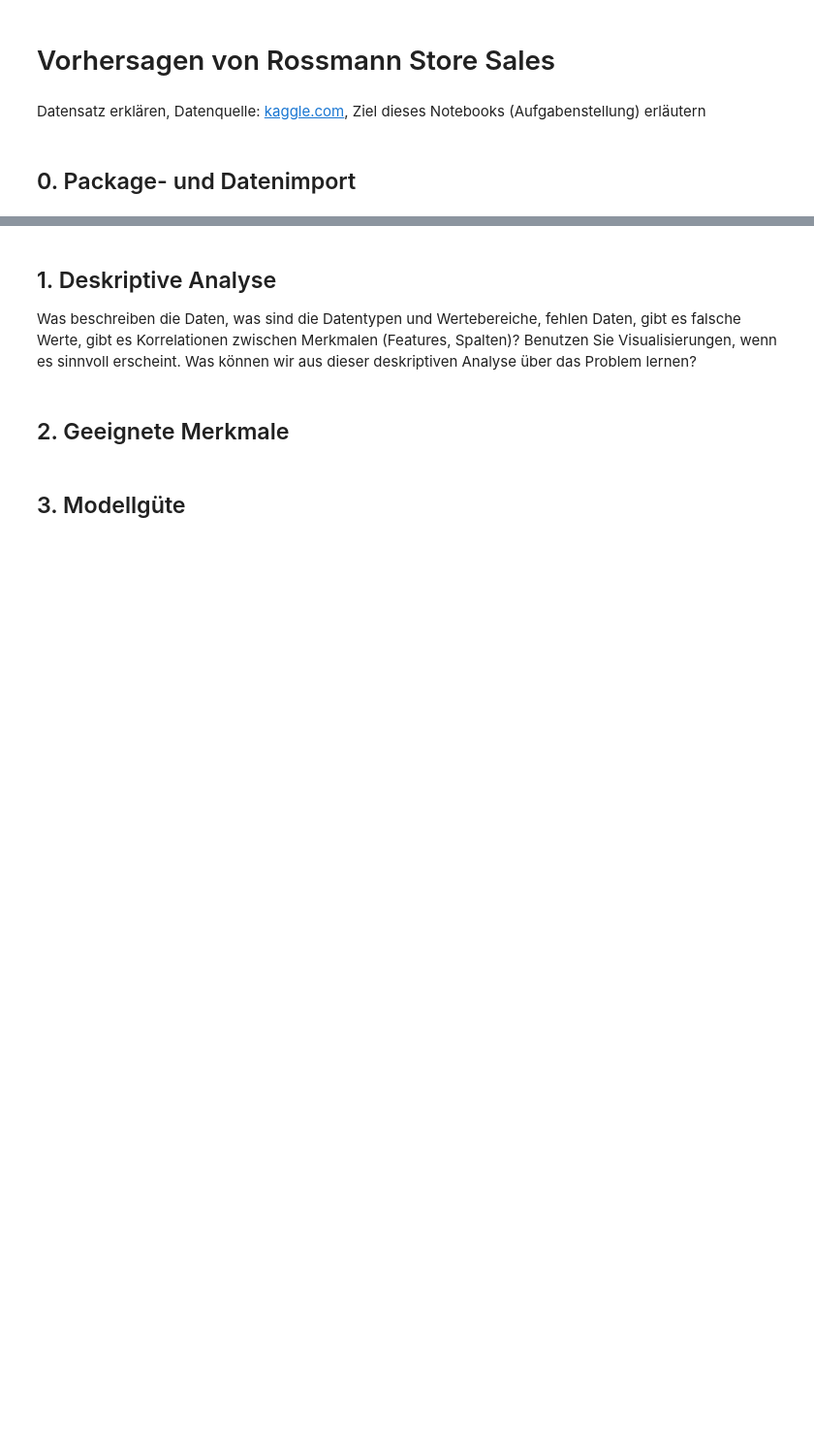
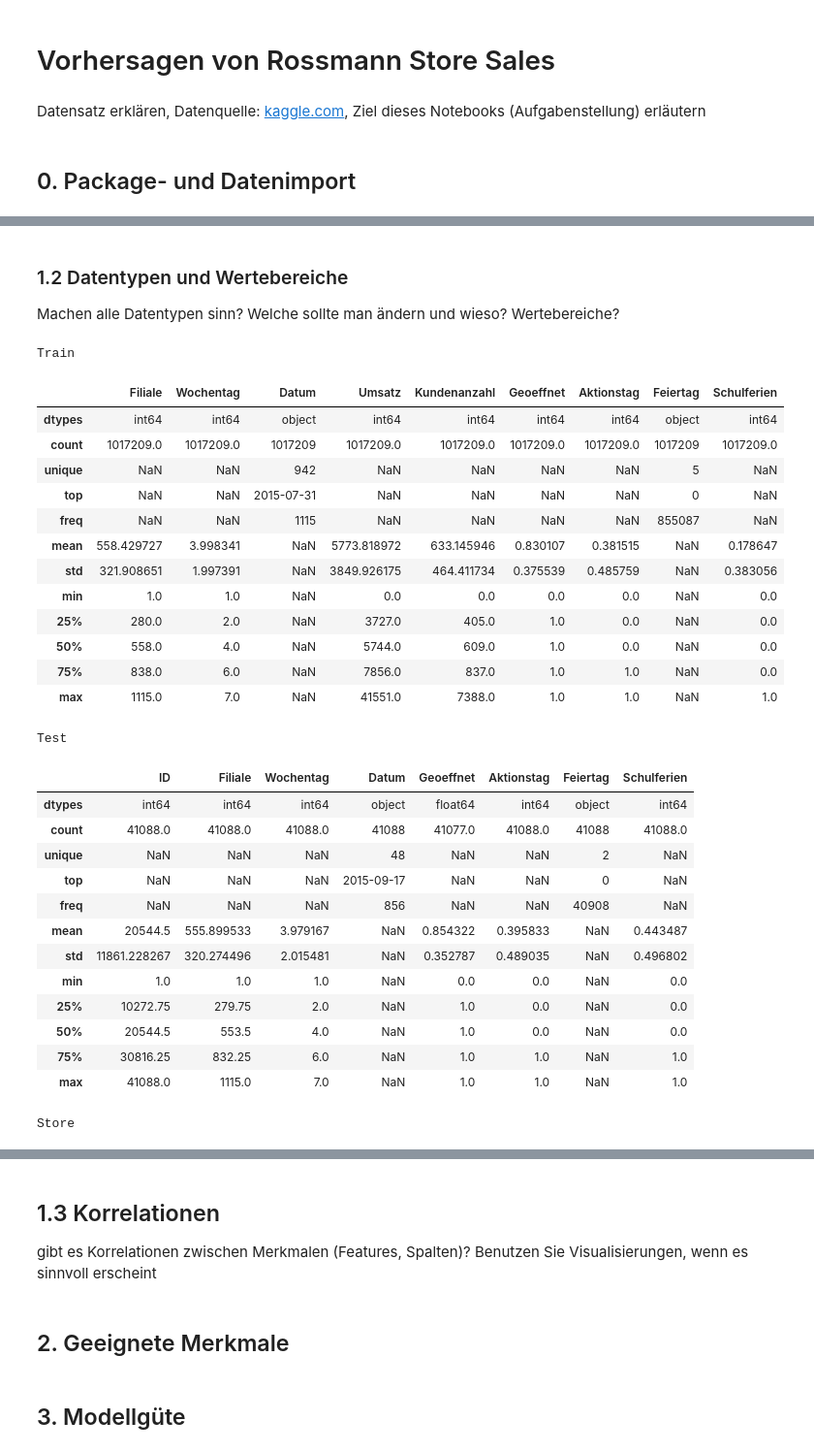
Before and after one commit to AliceKitchkin/Forecasting-Rossmann-Store-Sales, a Jupyter notebook: Forecasting_Notebook.ipynb, the cells around one changed output, grey strips where cells are left out. Shown at 97% size. Cells and saved outputs as stored; diff of their text form; code cells hidden in the pictures; blank space fills up the shorter version.

Commit message:
Deskriptive Analyse begonnen

```diff
--- a/Forecasting_Notebook.ipynb
+++ b/Forecasting_Notebook.ipynb
@@ -19,0 +95,48 @@ FileNotFoundError: [Errno 2] No such file or directory: './data/test.csv'
+# %% [markdown]
+### 1.2 Datentypen und Wertebereiche
+Machen alle Datentypen sinn? Welche sollte man ändern und wieso? Wertebereiche?
+# %%
+print("Train-Datensatz")
+describe = train.describe(include='all')
+dtypes = pd.DataFrame(train.dtypes, columns=["dtypes"]).T
+display(pd.concat([dtypes, describe]))
+
+print("\nTest-Datensatz")
+describe = test.describe(include='all')
+dtypes = pd.DataFrame(test.dtypes, columns=["dtypes"]).T
+display(pd.concat([dtypes, describe]))
+
+print("\nStore-Datensatz")
+describe = store.describe(include='all')
+dtypes = pd.DataFrame(store.dtypes, columns=["dtypes"]).T
+display(pd.concat([dtypes, describe]))
+# %% [output]
+Train
+|  | Filiale | Wochentag | Datum | Umsatz | Kundenanzahl | Geoeffnet | Aktionstag | Feiertag | Schulferien |
+| dtypes | int64 | int64 | object | int64 | int64 | int64 | int64 | object | int64 |
+| count | 1017209.0 | 1017209.0 | 1017209 | 1017209.0 | 1017209.0 | 1017209.0 | 1017209.0 | 1017209 | 1017209.0 |
+| unique | NaN | NaN | 942 | NaN | NaN | NaN | NaN | 5 | NaN |
+| top | NaN | NaN | 2015-07-31 | NaN | NaN | NaN | NaN | 0 | NaN |
+| freq | NaN | NaN | 1115 | NaN | NaN | NaN | NaN | 855087 | NaN |
+| mean | 558.429727 | 3.998341 | NaN | 5773.818972 | 633.145946 | 0.830107 | 0.381515 | NaN | 0.178647 |
+| std | 321.908651 | 1.997391 | NaN | 3849.926175 | 464.411734 | 0.375539 | 0.485759 | NaN | 0.383056 |
+| min | 1.0 | 1.0 | NaN | 0.0 | 0.0 | 0.0 | 0.0 | NaN | 0.0 |
+| 25% | 280.0 | 2.0 | NaN | 3727.0 | 405.0 | 1.0 | 0.0 | NaN | 0.0 |
+| 50% | 558.0 | 4.0 | NaN | 5744.0 | 609.0 | 1.0 | 0.0 | NaN | 0.0 |
+| 75% | 838.0 | 6.0 | NaN | 7856.0 | 837.0 | 1.0 | 1.0 | NaN | 0.0 |
+| max | 1115.0 | 7.0 | NaN | 41551.0 | 7388.0 | 1.0 | 1.0 | NaN | 1.0 |
+Test
+|  | ID | Filiale | Wochentag | Datum | Geoeffnet | Aktionstag | Feiertag | Schulferien |
+| dtypes | int64 | int64 | int64 | object | float64 | int64 | object | int64 |
+| count | 41088.0 | 41088.0 | 41088.0 | 41088 | 41077.0 | 41088.0 | 41088 | 41088.0 |
+| unique | NaN | NaN | NaN | 48 | NaN | NaN | 2 | NaN |
+| top | NaN | NaN | NaN | 2015-09-17 | NaN | NaN | 0 | NaN |
+| freq | NaN | NaN | NaN | 856 | NaN | NaN | 40908 | NaN |
+| mean | 20544.5 | 555.899533 | 3.979167 | NaN | 0.854322 | 0.395833 | NaN | 0.443487 |
+| std | 11861.228267 | 320.274496 | 2.015481 | NaN | 0.352787 | 0.489035 | NaN | 0.496802 |
+| min | 1.0 | 1.0 | 1.0 | NaN | 0.0 | 0.0 | NaN | 0.0 |
+| 25% | 10272.75 | 279.75 | 2.0 | NaN | 1.0 | 0.0 | NaN | 0.0 |
+| 50% | 20544.5 | 553.5 | 4.0 | NaN | 1.0 | 0.0 | NaN | 0.0 |
+| 75% | 30816.25 | 832.25 | 6.0 | NaN | 1.0 | 1.0 | NaN | 1.0 |
+| max | 41088.0 | 1115.0 | 7.0 | NaN | 1.0 | 1.0 | NaN | 1.0 |
+Store
@@ -20,7 +156,6 @@ FileNotFoundError: [Errno 2] No such file or directory: './data/test.csv'
 # %% [markdown]
-## 1. Deskriptive Analyse
-
-Was beschreiben die Daten, was sind die Datentypen und Wertebereiche, fehlen Daten, gibt es falsche Werte, gibt es Korrelationen zwischen Merkmalen (Features, Spalten)? Benutzen Sie Visualisierungen, wenn es sinnvoll erscheint. Was können wir aus dieser deskriptiven Analyse über das Problem lernen?
+## 1.3 Korrelationen
+gibt es Korrelationen zwischen Merkmalen (Features, Spalten)? Benutzen Sie Visualisierungen, wenn es sinnvoll erscheint
 # %% [markdown]
 ## 2. Geeignete Merkmale
 # %% [markdown]
```
Also changed, not shown: parts of 7 cells of this notebook, 1 other file.
